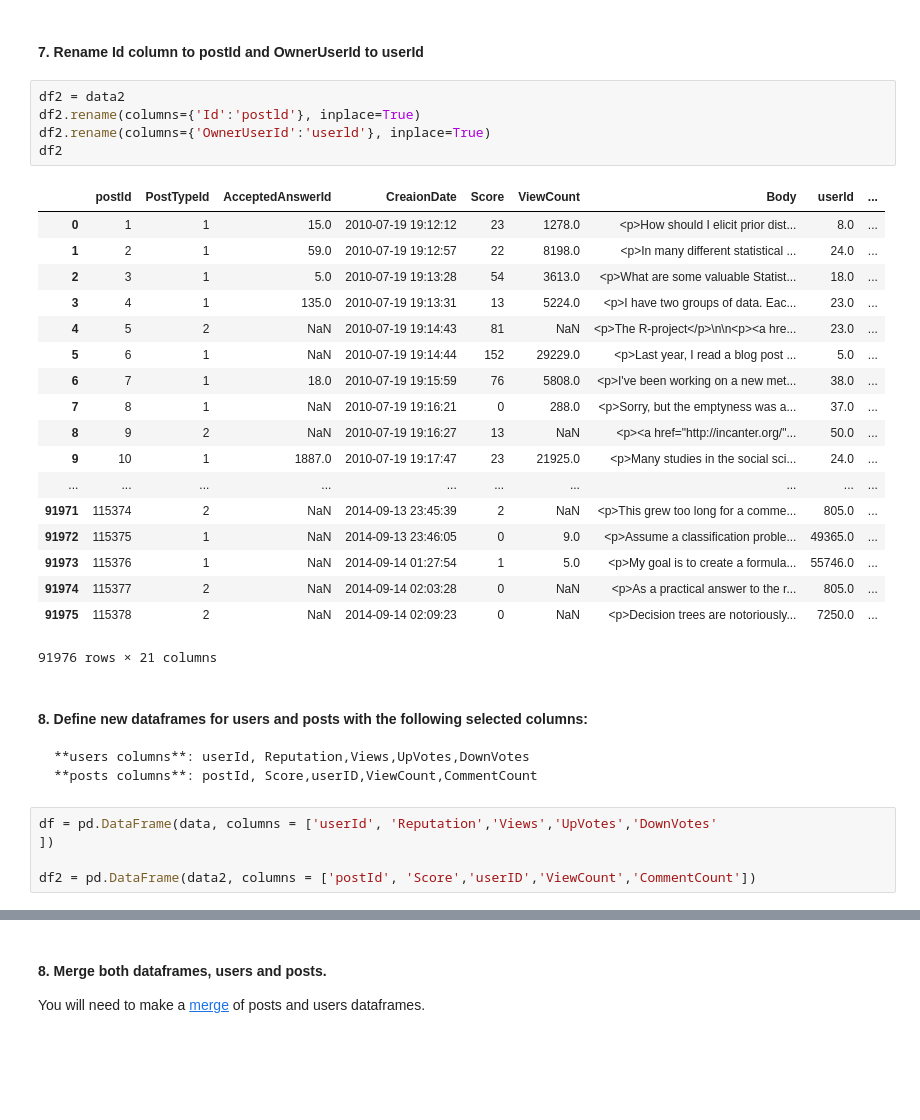
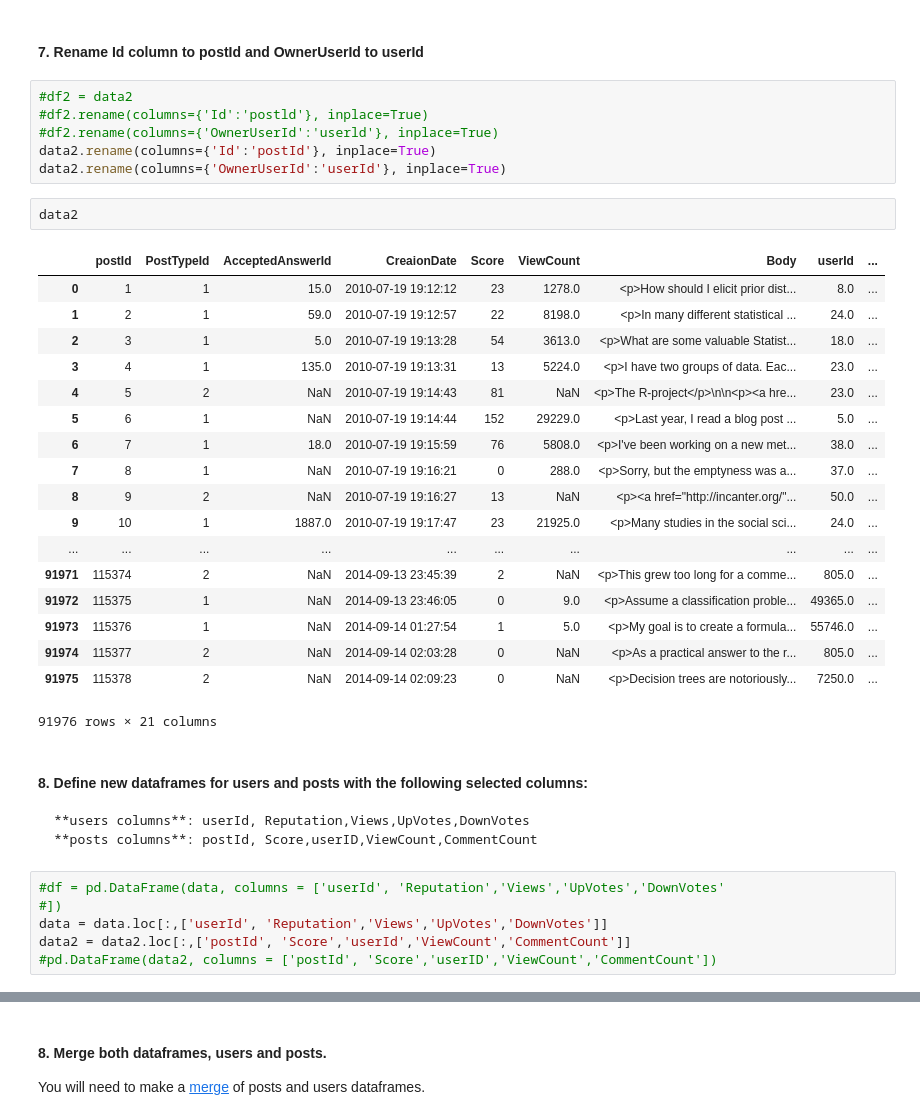
Before and after one commit to nancyulric/ironhack-datalabs-dataparis0619-pt, a Jupyter notebook: module-1/lab-data_cleaning/your-code/main.ipynb, the cells around one changed output, grey strips where cells are left out. Saved outputs shown, nothing was run; the diff lists cells and outputs as text; blank space fills up the shorter version.

```diff
--- a/module-1/lab-data_cleaning/your-code/main.ipynb
+++ b/module-1/lab-data_cleaning/your-code/main.ipynb
@@ -76,35 +76,39 @@ data2
 # %% [markdown]
 #### 7. Rename Id column to postId and OwnerUserId to userId
 # %%
-df2 = data2
-df2.rename(columns={'Id':'postld'}, inplace=True)
-df2.rename(columns={'OwnerUserId':'userld'}, inplace=True)
-df2
+#df2 = data2
+#df2.rename(columns={'Id':'postld'}, inplace=True)
+#df2.rename(columns={'OwnerUserId':'userld'}, inplace=True)
+data2.rename(columns={'Id':'postId'}, inplace=True)
+data2.rename(columns={'OwnerUserId':'userId'}, inplace=True)
-# %% [output]
-|  | postld | PostTypeId | AcceptedAnswerId | CreaionDate | Score | ViewCount | Body | userld | ... |
-| 0 | 1 | 1 | 15.0 | 2010-07-19 19:12:12 | 23 | 1278.0 | <p>How should I elicit prior dist... | 8.0 | ... |
-| 1 | 2 | 1 | 59.0 | 2010-07-19 19:12:57 | 22 | 8198.0 | <p>In many different statistical ... | 24.0 | ... |
-| 2 | 3 | 1 | 5.0 | 2010-07-19 19:13:28 | 54 | 3613.0 | <p>What are some valuable Statist... | 18.0 | ... |
-| 3 | 4 | 1 | 135.0 | 2010-07-19 19:13:31 | 13 | 5224.0 | <p>I have two groups of data. Eac... | 23.0 | ... |
-| 4 | 5 | 2 | NaN | 2010-07-19 19:14:43 | 81 | NaN | <p>The R-project</p>\n\n<p><a hre... | 23.0 | ... |
-| 5 | 6 | 1 | NaN | 2010-07-19 19:14:44 | 152 | 29229.0 | <p>Last year, I read a blog post ... | 5.0 | ... |
-| 6 | 7 | 1 | 18.0 | 2010-07-19 19:15:59 | 76 | 5808.0 | <p>I've been working on a new met... | 38.0 | ... |
-| 7 | 8 | 1 | NaN | 2010-07-19 19:16:21 | 0 | 288.0 | <p>Sorry, but the emptyness was a... | 37.0 | ... |
-| 8 | 9 | 2 | NaN | 2010-07-19 19:16:27 | 13 | NaN | <p><a href="http://incanter.org/"... | 50.0 | ... |
-| 9 | 10 | 1 | 1887.0 | 2010-07-19 19:17:47 | 23 | 21925.0 | <p>Many studies in the social sci... | 24.0 | ... |
-| ... | ... | ... | ... | ... | ... | ... | ... | ... | ... |
-| 91971 | 115374 | 2 | NaN | 2014-09-13 23:45:39 | 2 | NaN | <p>This grew too long for a comme... | 805.0 | ... |
-| 91972 | 115375 | 1 | NaN | 2014-09-13 23:46:05 | 0 | 9.0 | <p>Assume a classification proble... | 49365.0 | ... |
-| 91973 | 115376 | 1 | NaN | 2014-09-14 01:27:54 | 1 | 5.0 | <p>My goal is to create a formula... | 55746.0 | ... |
-| 91974 | 115377 | 2 | NaN | 2014-09-14 02:03:28 | 0 | NaN | <p>As a practical answer to the r... | 805.0 | ... |
-| 91975 | 115378 | 2 | NaN | 2014-09-14 02:09:23 | 0 | NaN | <p>Decision trees are notoriously... | 7250.0 | ... |
-91976 rows × 21 columns
+# %%
+data2
+# %% [output]
+|  | postId | PostTypeId | AcceptedAnswerId | CreaionDate | Score | ViewCount | Body | userId | ... |
+| 0 | 1 | 1 | 15.0 | 2010-07-19 19:12:12 | 23 | 1278.0 | <p>How should I elicit prior dist... | 8.0 | ... |
+| 1 | 2 | 1 | 59.0 | 2010-07-19 19:12:57 | 22 | 8198.0 | <p>In many different statistical ... | 24.0 | ... |
+| 2 | 3 | 1 | 5.0 | 2010-07-19 19:13:28 | 54 | 3613.0 | <p>What are some valuable Statist... | 18.0 | ... |
+| 3 | 4 | 1 | 135.0 | 2010-07-19 19:13:31 | 13 | 5224.0 | <p>I have two groups of data. Eac... | 23.0 | ... |
+| 4 | 5 | 2 | NaN | 2010-07-19 19:14:43 | 81 | NaN | <p>The R-project</p>\n\n<p><a hre... | 23.0 | ... |
+| 5 | 6 | 1 | NaN | 2010-07-19 19:14:44 | 152 | 29229.0 | <p>Last year, I read a blog post ... | 5.0 | ... |
+| 6 | 7 | 1 | 18.0 | 2010-07-19 19:15:59 | 76 | 5808.0 | <p>I've been working on a new met... | 38.0 | ... |
+| 7 | 8 | 1 | NaN | 2010-07-19 19:16:21 | 0 | 288.0 | <p>Sorry, but the emptyness was a... | 37.0 | ... |
+| 8 | 9 | 2 | NaN | 2010-07-19 19:16:27 | 13 | NaN | <p><a href="http://incanter.org/"... | 50.0 | ... |
+| 9 | 10 | 1 | 1887.0 | 2010-07-19 19:17:47 | 23 | 21925.0 | <p>Many studies in the social sci... | 24.0 | ... |
+| ... | ... | ... | ... | ... | ... | ... | ... | ... | ... |
+| 91971 | 115374 | 2 | NaN | 2014-09-13 23:45:39 | 2 | NaN | <p>This grew too long for a comme... | 805.0 | ... |
+| 91972 | 115375 | 1 | NaN | 2014-09-13 23:46:05 | 0 | 9.0 | <p>Assume a classification proble... | 49365.0 | ... |
+| 91973 | 115376 | 1 | NaN | 2014-09-14 01:27:54 | 1 | 5.0 | <p>My goal is to create a formula... | 55746.0 | ... |
+| 91974 | 115377 | 2 | NaN | 2014-09-14 02:03:28 | 0 | NaN | <p>As a practical answer to the r... | 805.0 | ... |
+| 91975 | 115378 | 2 | NaN | 2014-09-14 02:09:23 | 0 | NaN | <p>Decision trees are notoriously... | 7250.0 | ... |
+91976 rows × 21 columns
 # %% [markdown]
 #### 8. Define new dataframes for users and posts with the following selected columns:
     **users columns**: userId, Reputation,Views,UpVotes,DownVotes
     **posts columns**: postId, Score,userID,ViewCount,CommentCount
 # %%
-df = pd.DataFrame(data, columns = ['userId', 'Reputation','Views','UpVotes','DownVotes'
-])
-
-df2 = pd.DataFrame(data2, columns = ['postId', 'Score','userID','ViewCount','CommentCount'])
+#df = pd.DataFrame(data, columns = ['userId', 'Reputation','Views','UpVotes','DownVotes'
+#])
+data = data.loc[:,['userId', 'Reputation','Views','UpVotes','DownVotes']]
+data2 = data2.loc[:,['postId', 'Score','userId','ViewCount','CommentCount']]
+#pd.DataFrame(data2, columns = ['postId', 'Score','userID','ViewCount','CommentCount'])
```
Also changed, not shown: parts of 12 cells of this notebook, 3 other files.
